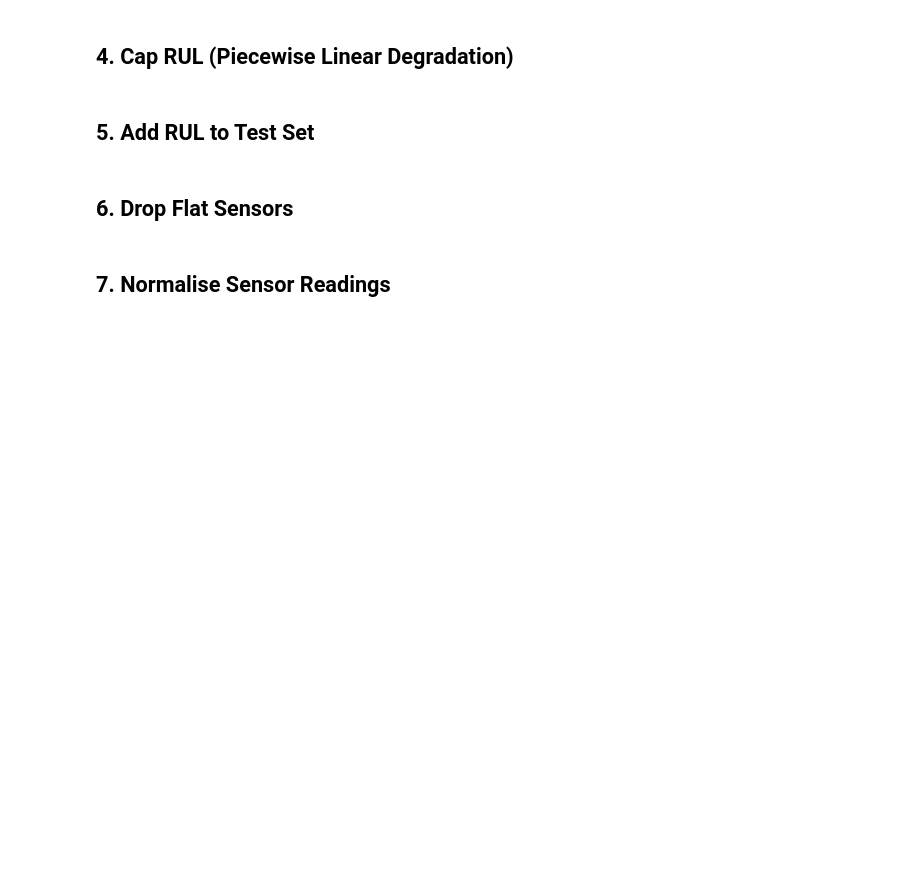
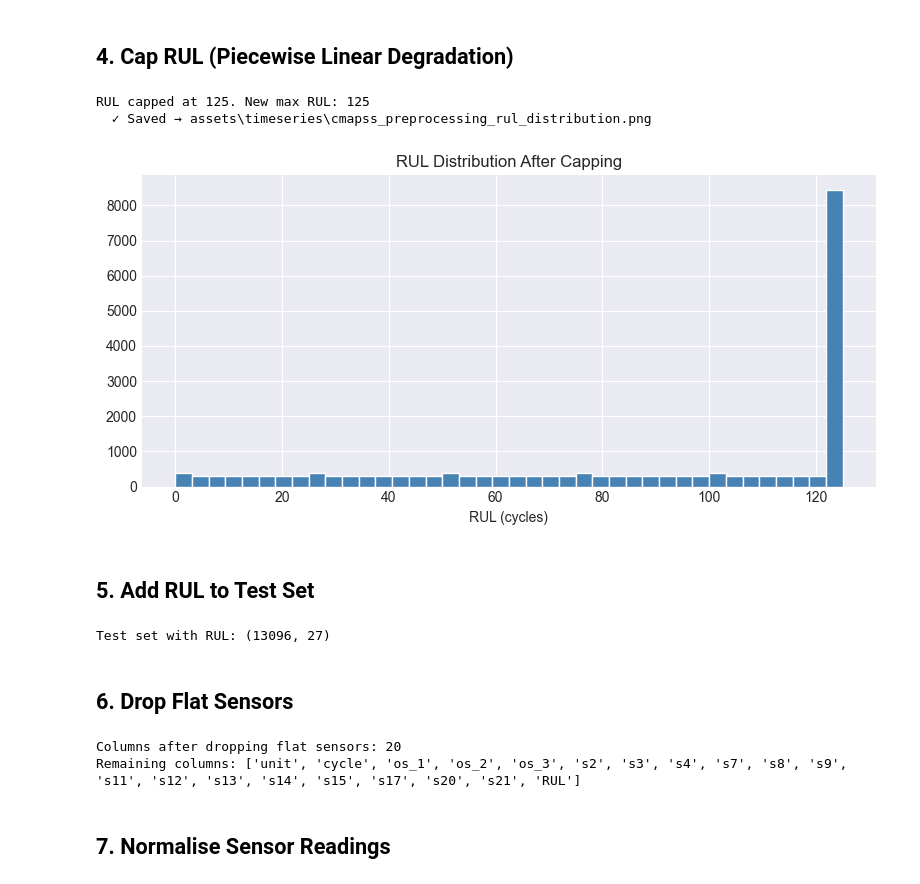
Before and after one commit to sergey-kasatov/arkon-manufacturing-ai, a Jupyter notebook: notebooks/01_timeseries/02_cmapss_preprocessing.ipynb, the cells around one changed output. Cells and saved outputs as stored; diff of their text form; code cells hidden in the pictures; blank space fills up the shorter version.

```diff
--- a/notebooks/01_timeseries/02_cmapss_preprocessing.ipynb
+++ b/notebooks/01_timeseries/02_cmapss_preprocessing.ipynb
@@ -36,6 +38,23 @@ import joblib
 
 plt.style.use('seaborn-v0_8-darkgrid')
 ASSETS = 'timeseries'
+
+# Paths
+RAW_DIR  = Path('../../data/01_cmapss/raw/CMaps')
+PROC_DIR = Path('../../data/01_cmapss/processed')
+PROC_DIR.mkdir(parents=True, exist_ok=True)
+
+# Column names - CMAPSS files have no header row
+COLUMNS = [
+    'unit', 'cycle',
+    'os_1', 'os_2', 'os_3',
+    's1',  's2',  's3',  's4',  's5',  's6',  's7',
+    's8',  's9',  's10', 's11', 's12', 's13', 's14',
+    's15', 's16', 's17', 's18', 's19', 's20', 's21'
+]
+
+# Flat sensors identified in 01_cmapss_eda.ipynb - carry no signal
+DROP_SENSORS = ['s1', 's5', 's6', 's10', 's16', 's18', 's19']
 # %% [markdown]
 ## 2. Load Raw Data
 # %%
@@ -64,18 +98,23 @@ print(df_train[['unit', 'cycle', 'RUL']].head(10))
 # %%
 # Cap maximum RUL at 125 - engines don't degrade meaningfully in early cycles
 # This is standard practice in CMAPSS literature (piecewise linear RUL)
 RUL_CAP = 125
 df_train['RUL'] = df_train['RUL'].clip(upper=RUL_CAP)
 
 print(f'RUL capped at {RUL_CAP}. New max RUL: {df_train["RUL"].max()}')
 
 # Visualise effect of capping on RUL distribution
-df_train['RUL'].hist(bins=40, color='steelblue', edgecolor='white')
-plt.xlabel('RUL (cycles)')
-plt.title('RUL Distribution After Capping')
+fig, ax = plt.subplots(figsize=(8, 4))
+df_train['RUL'].hist(bins=40, color='steelblue', edgecolor='white', ax=ax)
+ax.set_xlabel('RUL (cycles)')
+ax.set_title('RUL Distribution After Capping')
 plt.tight_layout()
 save_figure(fig, 'cmapss_preprocessing_rul_distribution', subfolder=ASSETS)
 plt.show()
+# %% [output]
+RUL capped at 125. New max RUL: 125
+  ✓ Saved → assets\timeseries\cmapss_preprocessing_rul_distribution.png
+[figure, added]
 # %% [markdown]
 ## 5. Add RUL to Test Set
 # %%
@@ -93,6 +132,8 @@ df_test['RUL'] = df_test['RUL'].clip(upper=RUL_CAP)
 df_test.drop(columns=['max_cycle'], inplace=True)
 
 print(f'Test set with RUL: {df_test.shape}')
+# %% [output]
+Test set with RUL: (13096, 27)
 # %% [markdown]
 ## 6. Drop Flat Sensors
 # %%
@@ -102,6 +143,9 @@ df_test.drop(columns=DROP_SENSORS, inplace=True)
 
 print(f'Columns after dropping flat sensors: {df_train.shape[1]}')
 print(f'Remaining columns: {list(df_train.columns)}')
+# %% [output]
+Columns after dropping flat sensors: 20
+Remaining columns: ['unit', 'cycle', 'os_1', 'os_2', 'os_3', 's2', 's3', 's4', 's7', 's8', 's9', 's11', 's12', 's13', 's14', 's15', 's17', 's20', 's21', 'RUL']
 # %% [markdown]
 ## 7. Normalise Sensor Readings
 # %%
```
Also changed, not shown: parts of 5 cells of this notebook, 21 other files.
